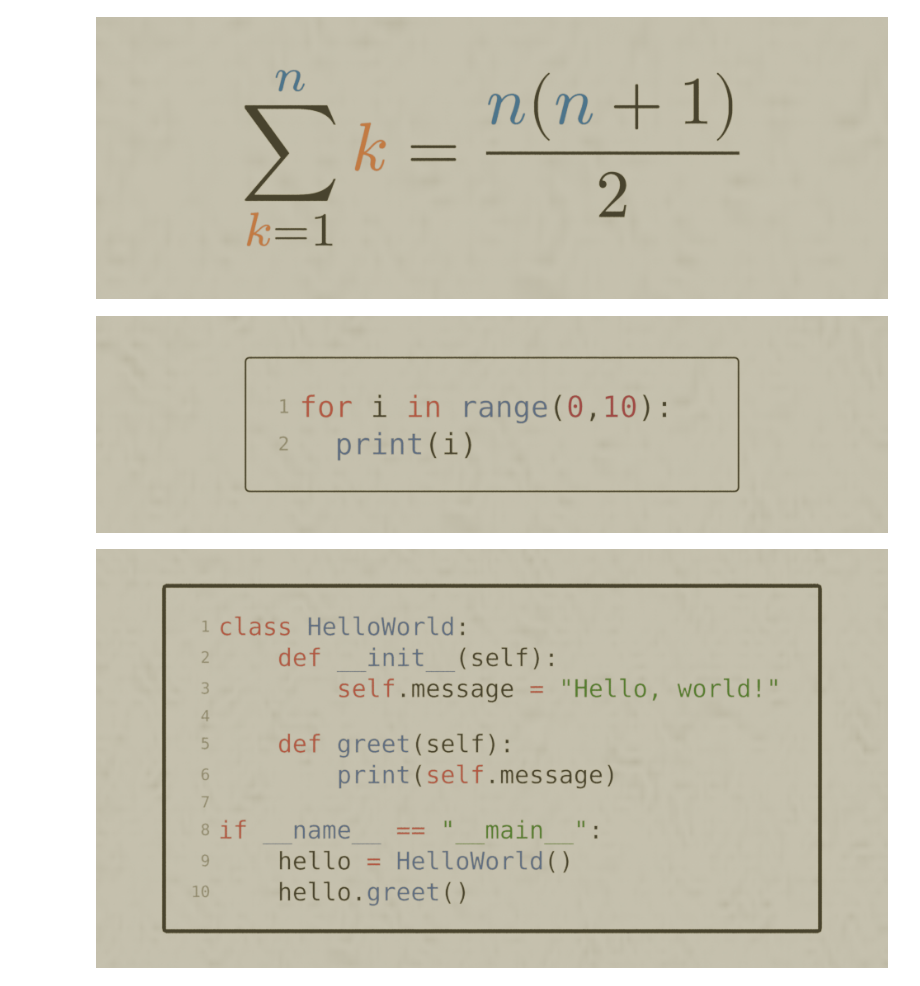
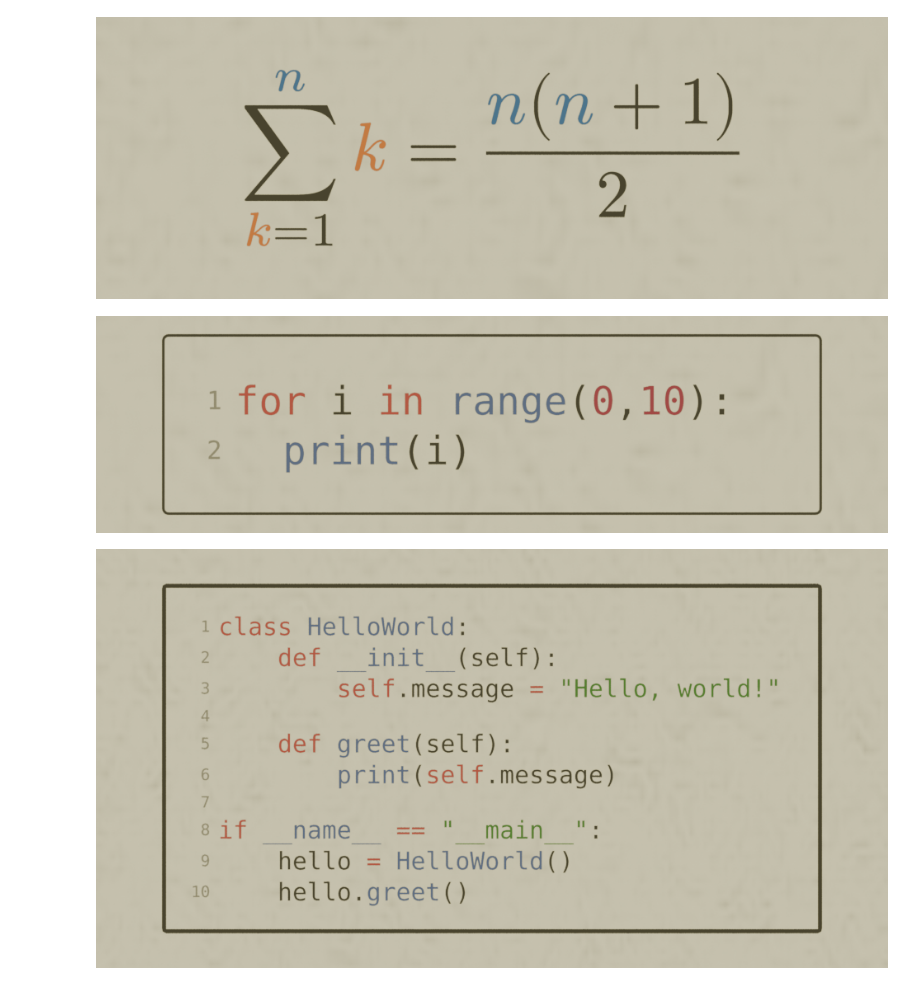
Before and after one commit to kolibril13/bpy-gallery, a Jupyter notebook: docs/n4_typst_examples.ipynb, the cells around one changed output. Saved outputs shown, nothing was run; the diff lists cells and outputs as text; code cells hidden in the pictures.

````diff
--- a/docs/n4_typst_examples.ipynb
+++ b/docs/n4_typst_examples.ipynb
@@ -109,26 +49,25 @@ render_result(width="600pt")
 # %%
 fresh_scene()
 c = typst_express("""
 #set page(width: 500pt, height: auto, margin: 0cm, fill: none)
 
 #import "@preview/codelst:2.0.1": sourcecode
 #import "@preview/tablex:0.0.8": tablex
 #let sourcecode = sourcecode.with(frame: (code) => block(
   radius: 5pt,
   stroke: 2pt + luma(0),
   inset: 30pt,
   text(size: 30pt, code)
 ))
 
 #sourcecode[```python
 for i in range(0,10):
   print(i)
 ```]
 """)
-adjust_camera_to_collection(c)
-render_result(width="900pt")
+render_result(collection=c, padding_factor=-0.4, width="900pt")
 # %% [output]
-[figure, old version]
+[figure, new version]
 # %%
 fresh_scene()
 content = """
````
Also changed, not shown: parts of 8 cells of this notebook, 1 other file.
